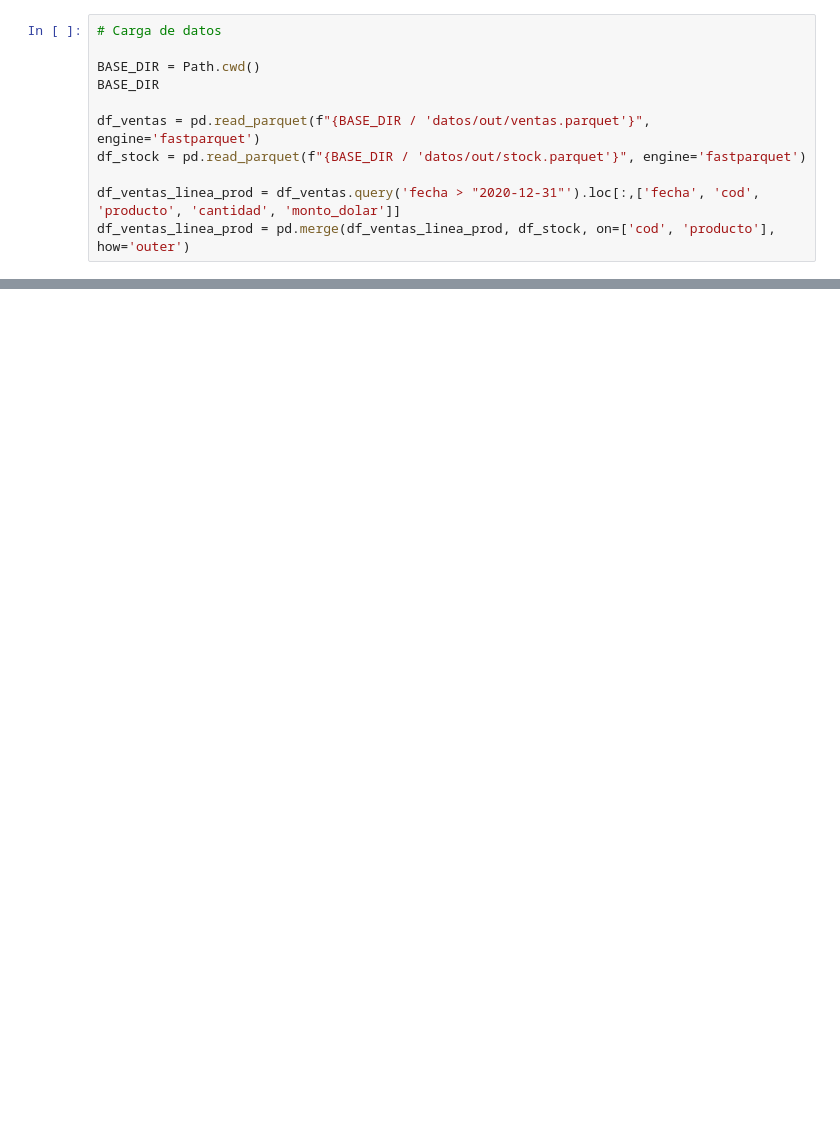
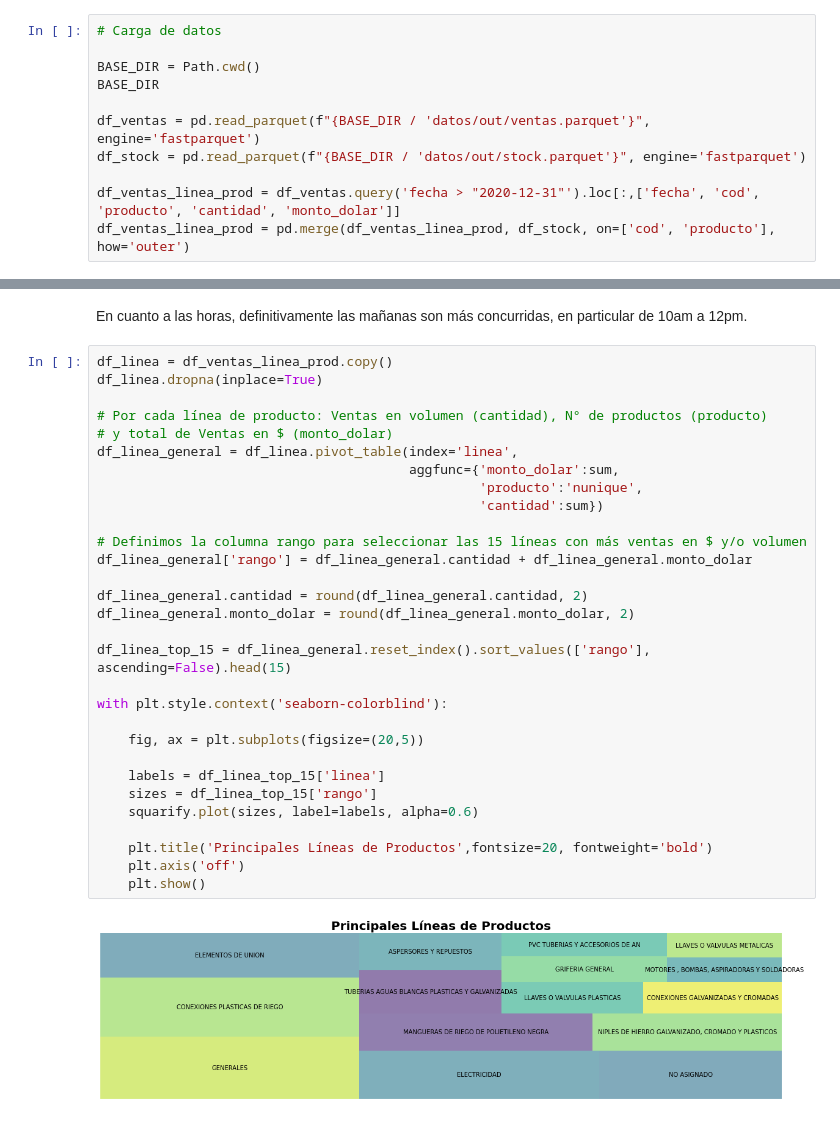
Before and after one commit to dchaconoca/proyecto-ventas, a Jupyter notebook: NB3_analisis_ventas_reporte.ipynb, the cells around one changed output, grey strips where cells are left out. Saved outputs shown, nothing was run; the diff lists cells and outputs as text; blank space fills up the shorter version.

```diff
--- a/NB3_analisis_ventas_reporte.ipynb
+++ b/NB3_analisis_ventas_reporte.ipynb
@@ -154,0 +277,34 @@ El monto máximo de una venta es: 5686.28 y es la siguiente:
+# %% [markdown]
+En cuanto a las horas, definitivamente las mañanas son más concurridas, en particular de 10am a 12pm.
+# %%
+df_linea = df_ventas_linea_prod.copy()
+df_linea.dropna(inplace=True)
+
+# Por cada línea de producto: Ventas en volumen (cantidad), N° de productos (producto)
+# y total de Ventas en $ (monto_dolar)
+df_linea_general = df_linea.pivot_table(index='linea',
+                                        aggfunc={'monto_dolar':sum,
+                                                 'producto':'nunique',
+                                                 'cantidad':sum})
+
+# Definimos la columna rango para seleccionar las 15 líneas con más ventas en $ y/o volumen
+df_linea_general['rango'] = df_linea_general.cantidad + df_linea_general.monto_dolar
+
+df_linea_general.cantidad = round(df_linea_general.cantidad, 2)
+df_linea_general.monto_dolar = round(df_linea_general.monto_dolar, 2)
+
+df_linea_top_15 = df_linea_general.reset_index().sort_values(['rango'], ascending=False).head(15)
+
+with plt.style.context('seaborn-colorblind'):
+
+    fig, ax = plt.subplots(figsize=(20,5))
+
+    labels = df_linea_top_15['linea']
+    sizes = df_linea_top_15['rango']
+    squarify.plot(sizes, label=labels, alpha=0.6)
+
+    plt.title('Principales Líneas de Productos',fontsize=20, fontweight='bold')
+    plt.axis('off')
+    plt.show()
+# %% [output]
+[figure, added]
```
Also changed, not shown: parts of 24 cells of this notebook, 6 other files.
